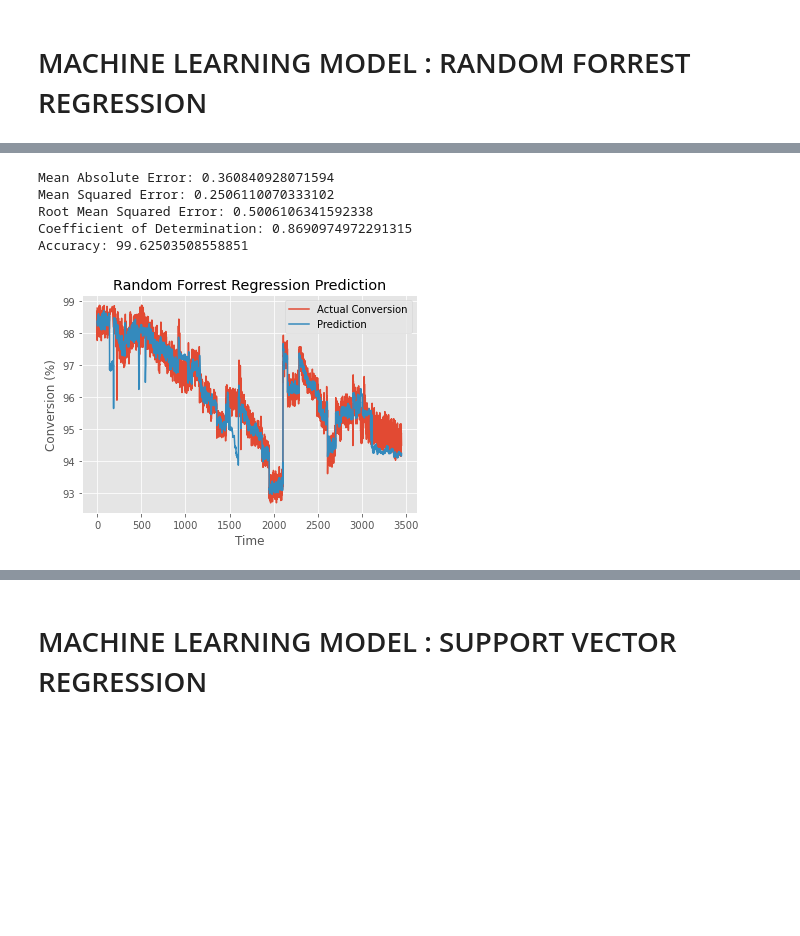
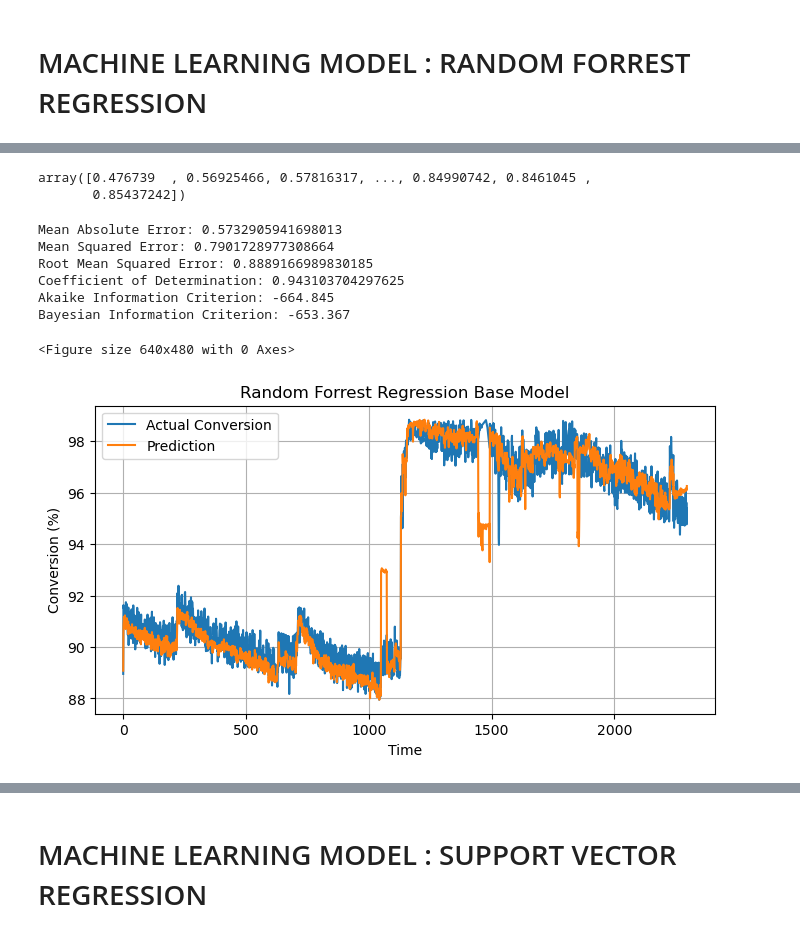
Before and after one commit to WisnuHanif/reactor_data, a Jupyter notebook: research_data.ipynb, the cells around one changed output, grey strips where cells are left out. Cells and saved outputs as stored; diff of their text form; code cells hidden in the pictures; blank space fills up the shorter version.

```diff
--- a/research_data.ipynb
+++ b/research_data.ipynb
@@ -285,0 +500,18 @@ data
+# %%
+#Import and initialize the cross-validation iterator
+#In the second step, we split training data from 1st step into training (80%); validation (20%)
+from sklearn.model_selection import TimeSeriesSplit
+
+n_splits = 5
+ts_split = TimeSeriesSplit(n_splits)
+
+fig, ax = plt.subplots(figsize=(10,5))
+for ii, (tr, tt) in enumerate(ts_split.split(X_tr, y_tr)):
+
+    #Plot training and testing indices
+    l1 = ax.scatter(tr, [ii] * len(tr), c=[plt.cm.coolwarm(.1)],
+                    marker='_', lw=15)
+    l2 = ax.scatter(tt, [ii] * len(tt), c=[plt.cm.coolwarm(.9)],
+                    marker='_', lw=15)
+    ax.set(ylim=[n_splits, -.2], yticks=np.arange(n_splits), title='TimeSeriesSplit Behavior', xlabel='Data index', ylabel='CV iteration')
+    ax.legend([l1, l2], ['Training', 'Validation'])
@@ -285,0 +520,7 @@ data
+# %%
+for train_index, test_index in ts_split.split(X_tr, y_tr):
+     print("TRAIN:", train_index, "TEST:", test_index)
+
+     #To get the indices
+     X_train, X_val = X_tr[train_index], X_tr[test_index]
+     y_train, y_val = y_tr[train_index], y_tr[test_index]
@@ -346,6 +580,6 @@ test_features = test_features.fillna(test_features.mean())
 # %%
-%timeit
+#Run Ramdom Forest Regressor without hyper parameter tuning (default)
 from sklearn.ensemble import RandomForestRegressor
-regressor = RandomForestRegressor(n_estimators = 100, random_state = 42, oob_score = True)
-regressor.fit(train_features, train_targets)
+regressor = RandomForestRegressor(n_estimators = 100, oob_score = True)
+regressor.fit(X_train, y_train) # change this
 # %% [output]
@@ -379,17 +592,0 @@ array([98.36562069, 98.33068913, 98.30761646, ..., 94.15410934,
-# %%
-# evaluate predictions
-from sklearn import metrics
-from sklearn.metrics import accuracy_score
-from sklearn.metrics import r2_score
-
-print('Mean Absolute Error:', metrics.mean_absolute_error(test_targets, y_pred))
-print('Mean Squared Error:', metrics.mean_squared_error(test_targets, y_pred))
-print('Root Mean Squared Error:', np.sqrt(metrics.mean_squared_error(test_targets, y_pred)))
-print('Coefficient of Determination:', r2_score(test_targets, y_pred))
-print('Accuracy:', 100 - (100 * np.mean((abs(y_pred - test_targets)) / test_targets)))
-# %% [output]
-Mean Absolute Error: 0.360840928071594
-Mean Squared Error: 0.2506110070333102
-Root Mean Squared Error: 0.5006106341592338
-Coefficient of Determination: 0.8690974972291315
-Accuracy: 99.62503508558851
@@ -398,13 +593,32 @@ test_targets = test_targets.values
+# %%
+rfr_model_pred = regressor.predict(X_val)
+rfr_model_pred
+# %% [output]
+array([0.476739  , 0.56925466, 0.57816317, ..., 0.84990742, 0.8461045 ,
+       0.85437242])
+# %%
+# evaluate predictions for base model
+model_metrics(y_val, rfr_model_pred)
+# %% [output]
+Mean Absolute Error: 0.5732905941698013
+Mean Squared Error: 0.7901728977308664
+Root Mean Squared Error: 0.8889166989830185
+Coefficient of Determination: 0.943103704297625
+Akaike Information Criterion: -664.845
+Bayesian Information Criterion: -653.367
 # %%
 #Plot actual vs prediction
-with plt.style.context('ggplot'):
+with plt.style.context('default'):
     plt.figure()
-    plt.plot(test_targets, label = "Actual Conversion")
-    plt.plot(y_pred, label = "Prediction")
-    plt.title('Random Forrest Regression Prediction')
+    plt.subplots(figsize=(8,4))
+    plt.plot(return_conversion_scale(y_val), label = "Actual Conversion")
+    plt.plot(return_conversion_scale(rfr_model_pred), label = "Prediction")
+    plt.grid()
+    plt.title('Random Forrest Regression Base Model')
     plt.xlabel('Time')
     plt.ylabel('Conversion (%)')
     plt.legend(loc='best')
     plt.show()
 # %% [output]
+<Figure size 640x480 with 0 Axes>
-[figure, old version]
+[figure, new version]
```
Also changed, not shown: parts of 141 cells of this notebook.
